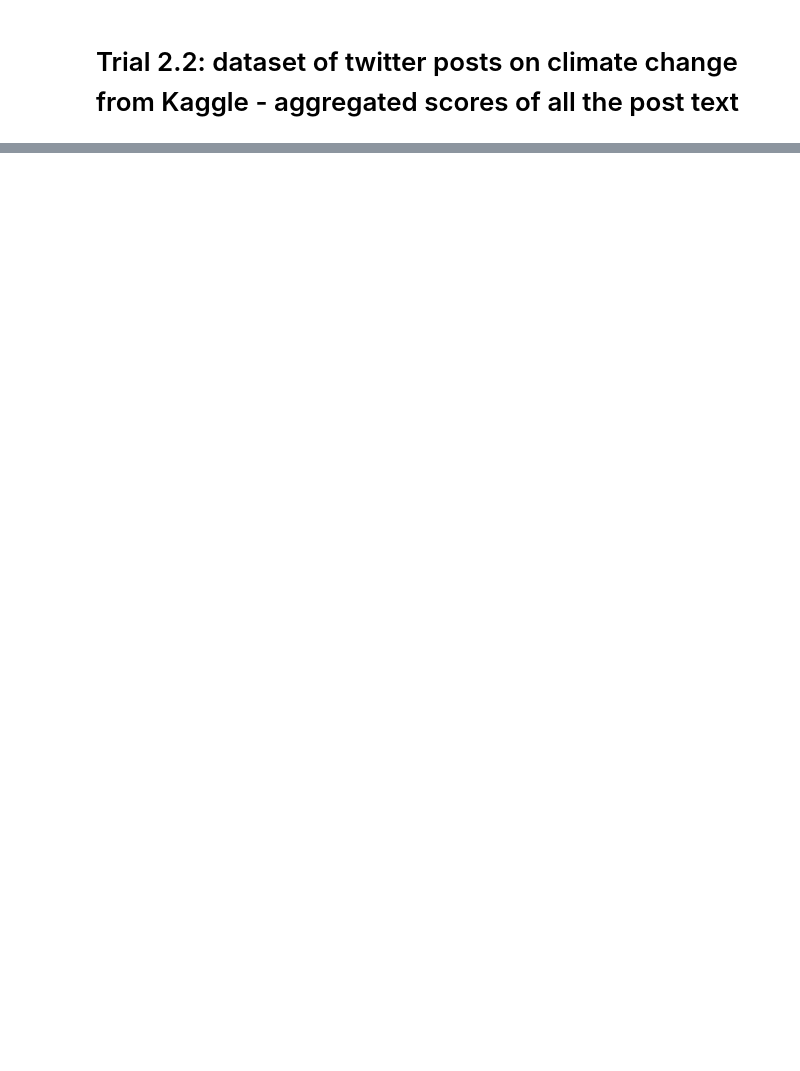
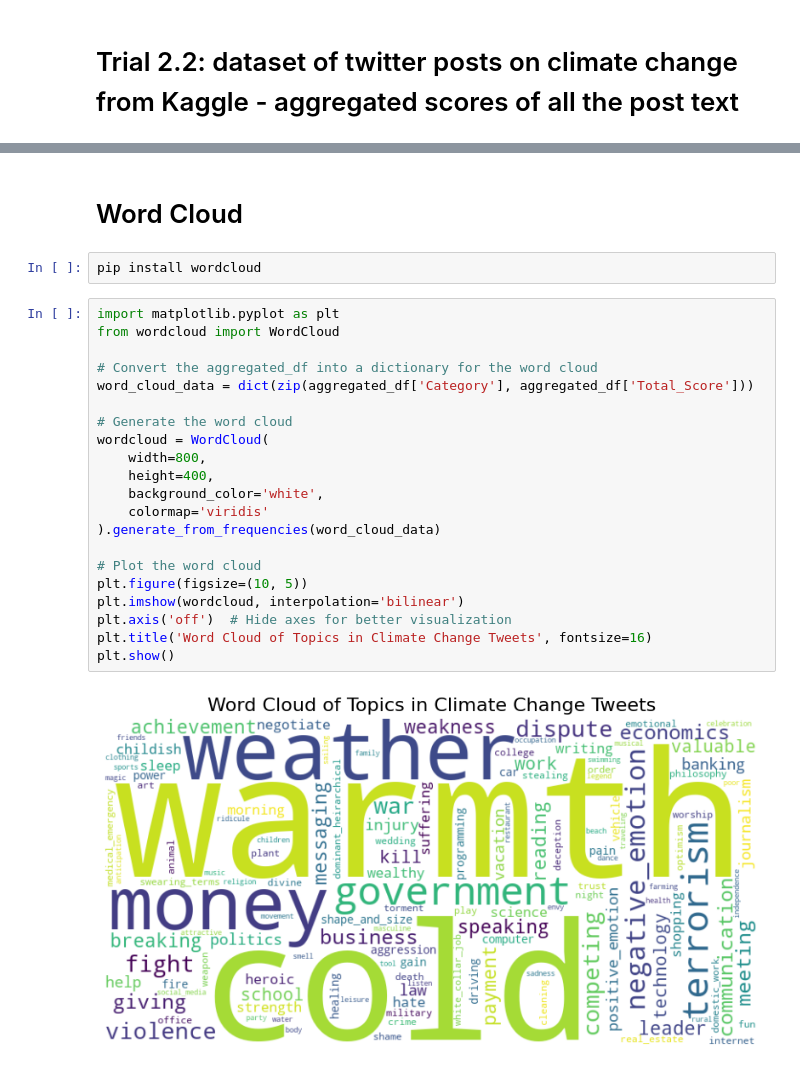
Before and after one commit to Ivy219/Automated-text-annotation, a Jupyter notebook: empath.ipynb, the cells around one changed output, grey strips where cells are left out. Drawn from its saved outputs; the diff is of its cells as text; blank space fills up the shorter version.

Commit message:
10/12/2024 add word cloud

```diff
--- a/empath.ipynb
+++ b/empath.ipynb
@@ -217,0 +218,27 @@ print(top_20_df)
+# %% [markdown]
+# Word Cloud
+# %%
+pip install wordcloud
+# %%
+import matplotlib.pyplot as plt
+from wordcloud import WordCloud
+
+# Convert the aggregated_df into a dictionary for the word cloud
+word_cloud_data = dict(zip(aggregated_df['Category'], aggregated_df['Total_Score']))
+
+# Generate the word cloud
+wordcloud = WordCloud(
+    width=800,
+    height=400,
+    background_color='white',
+    colormap='viridis'
+).generate_from_frequencies(word_cloud_data)
+
+# Plot the word cloud
+plt.figure(figsize=(10, 5))
+plt.imshow(wordcloud, interpolation='bilinear')
+plt.axis('off')  # Hide axes for better visualization
+plt.title('Word Cloud of Topics in Climate Change Tweets', fontsize=16)
+plt.show()
+# %% [output]
+[figure, added]
```
Also changed, not shown: parts of 2 cells of this notebook, 1 other file.
